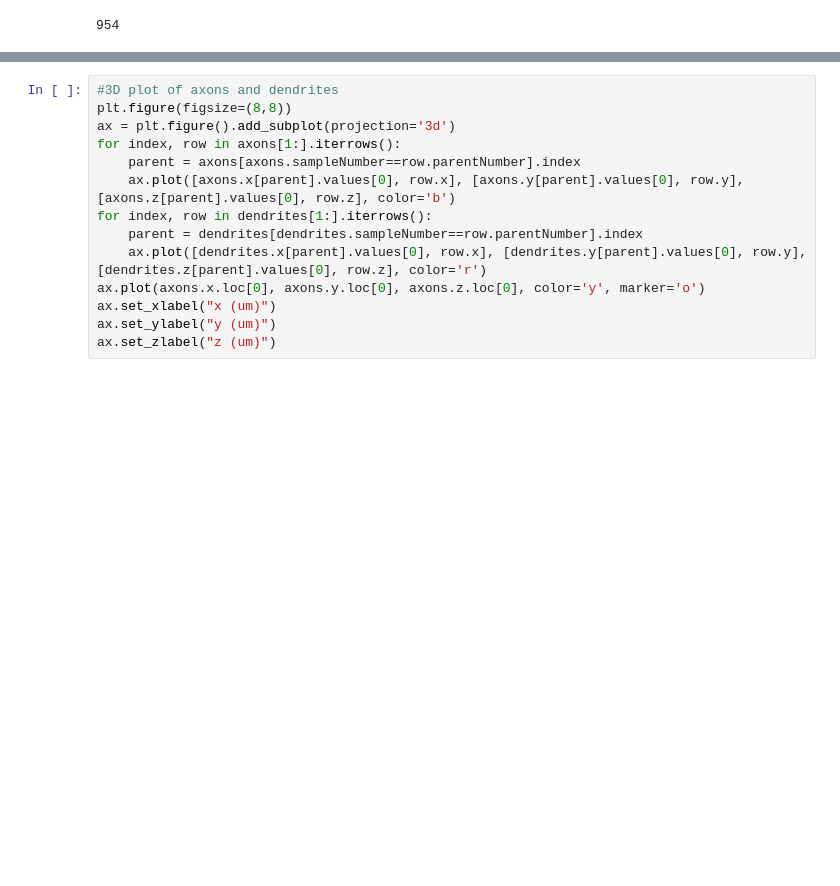
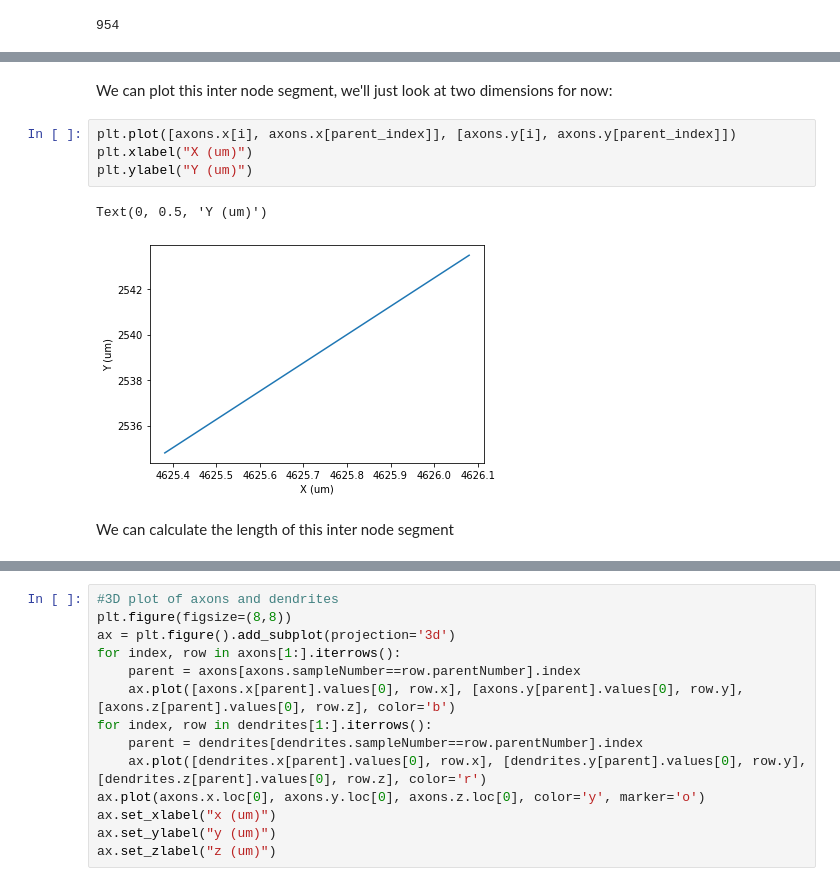
Before and after one commit to AllenNeuralDynamics/CNC-Exaspim-Workshop, a Jupyter notebook: code/Morphology.ipynb, the cells around one changed output, grey strips where cells are left out. Drawn from its saved outputs; the diff is of its cells as text; blank space fills up the shorter version.

```diff
--- a/code/Morphology.ipynb
+++ b/code/Morphology.ipynb
@@ -27,0 +50,11 @@ axons.head()
+# %% [markdown]
+We can plot this inter node segment, we'll just look at two dimensions for now:
+# %%
+plt.plot([axons.x[i], axons.x[parent_index]], [axons.y[i], axons.y[parent_index]])
+plt.xlabel("X (um)")
+plt.ylabel("Y (um)")
+# %% [output]
+Text(0, 0.5, 'Y (um)')
+[figure, added]
+# %% [markdown]
+We can calculate the length of this inter node segment
```
Also changed, not shown: parts of 52 cells of this notebook, 2 other files.
